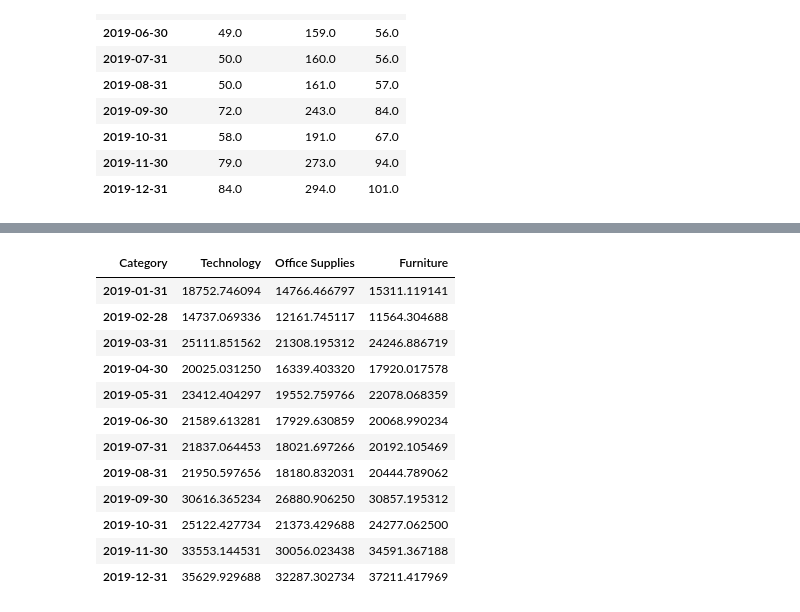
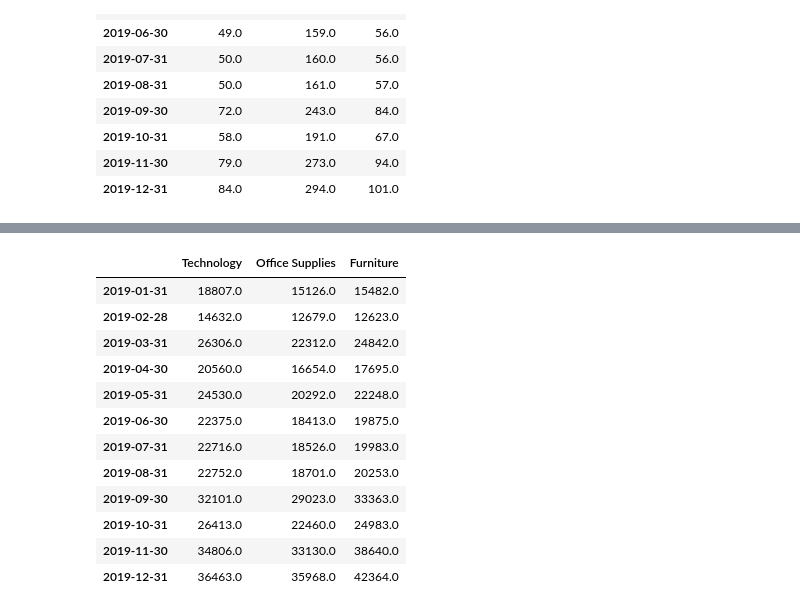
Before and after one commit to pmunozdl/TFG, a Jupyter notebook: nuevaVersión.ipynb, the cells around one changed output, grey strips where cells are left out. Cells and saved outputs as stored; diff of their text form; code cells hidden in the pictures.

```diff
--- a/nuevaVersión.ipynb
+++ b/nuevaVersión.ipynb
@@ -826,19 +659,28 @@ El error cuadrático medio del algoritmo de red neuronal con el valor real es de
 # %%
 #volvemos a predecir, usando RL
-scalerVentasCat2 = StandardScaler()
-VenCatTrain = df_resultadoVent2[["Technology","Office Supplies","Furniture"]][12:48] #ventas 2016 a 2018
-VenCatTest = prediccionVentas2019Cat #ventas categoría 2019
-IngCatTrain = df_resultadoIng2[12:48]
+PorcentajeTecnología2 = df_resultadoVent2["Technology"] / df_resultadoVent2["Total"]
+PorcentajeOfficeSupplies2 = df_resultadoVent2["Office Supplies"] / df_resultadoVent2["Total"]
+PorcentajeFurniture2 = df_resultadoVent2["Furniture"] / df_resultadoVent2["Total"]
+#calcular a partir del porcentaje y luego ponderar
+array_concatenado2 = np.column_stack((PorcentajeTecnología2,PorcentajeOfficeSupplies2,PorcentajeFurniture2))
+pdArray_concatenado2 = pd.DataFrame(array_concatenado2,index=df_resultadoVent2.index.values,columns=["Technology","Office Supplies","Furniture"])
+#preparamos los datos. Necesitamos Ventas porcentaje entrenamiento y unidades vendidas todo
+pdArray_concatenado2Train = pdArray_concatenado2[12:48] #porcentajes ventas 2016-2018
+UniCatTrain = df_resultadoUni2[["Technology","Office Supplies","Furniture"]][12:48] #unidades vendidas por categoría 2016 a 2018
+UniCatTest = prediccionUnidades2019Cat #unidades vendidas por categoría 2019 (predicción anterior)
+scalerVentCat = StandardScaler() #escalador ventas por categoría porcentaje
+scalerUniCat2 = StandardScaler() #escalador unidades vendidas por categoría, esta vez como valor entero y no porcentaje
+scalerVentCat2 = StandardScaler() #escalador ventas por categoría, esta vez como valor entero y no como porcentaje
 #escalamos los datos
-VenCatTrainEsc = scalerVentasCat2.fit_transform(VenCatTrain)
-VenCatTestEsc =  scalerVentasCat2.transform(VenCatTest)
-IngCatTrainEsc = scalerIngCat.transform(IngCatTrain)
+UniCatTrainEsc = scalerUniCat2.fit_transform(UniCatTrain)
+UniCatTestEsc =  scalerUniCat2.transform(UniCatTest)
+pdArray_concatenado2TrainEsc = scalerVentCat.fit_transform(pdArray_concatenado2Train)
 #predecimos los ingresos por categoría de 2019
-modelRNIngCat2019 = Sequential()
-modelRNIngCat2019.add(Dense(64, input_dim=3, activation='relu'))  # Capa oculta con 64 neuronas y función de activación ReLU
-modelRNIngCat2019.add(Dense(3))  # Capa de salida con una neurona (predicción de ingresos)
-modelRNIngCat2019.compile(optimizer='adam', loss='mse', metrics=['accuracy'])
-modelRNIngCat2019.fit(VenCatTrainEsc, IngCatTrainEsc, epochs=100, batch_size=32)
-predIngCat2019RNEsc = modelRNIngCat2019.predict(VenCatTestEsc)
+modelRNVentCat2019 = Sequential()
+modelRNVentCat2019.add(Dense(64, input_shape=(3,), activation='relu'))  # Capa oculta con 64 neuronas, tres entradas y función de activación ReLU
+modelRNVentCat2019.add(Dense(3))  # Capa de salida con una neurona (predicción de ingresos)
+modelRNVentCat2019.compile(optimizer='adam', loss='mse', metrics=['accuracy'])
+modelRNVentCat2019.fit(UniCatTrainEsc, pdArray_concatenado2TrainEsc, epochs=100, batch_size=32)
+predVentCat2019RNEsc = modelRNVentCat2019.predict(UniCatTestEsc)
 # %% [output]
 Epoch 1/100
@@ -862,21 +703,24 @@ WARNING:tensorflow:5 out of the last 5 calls to <function TensorFlowTrainer.make
 # %%
-predIngCat2019RN = scalerIngCat.inverse_transform(predIngCat2019RNEsc)
-predIngCat2019 = pd.DataFrame(predIngCat2019RN,columns = df_resultadoIng2.columns, index = prediccionVentas2019Cat.index.values)
-predIngCat2019
+predVentCat2019RN = scalerVentCat.inverse_transform(predVentCat2019RNEsc)
+predVentCat2019RN = pd.DataFrame(predVentCat2019RN,columns=X_predRLCat.columns, index = X_predRLCat.index.values)
+#una vez tenemos los porcentajes predichos, los multiplicamos por los ingresos de 2019 para desglosar los ingresos por categoría
+predVentCat2019 = np.round(y_predSE2019.values * predVentCat2019RN.values)
+predVentCat2019 = pd.DataFrame(predVentCat2019,columns = prediccionUnidades2019Cat.columns, index = prediccionUnidades2019Cat.index.values)
+predVentCat2019
 # %% [output]
-| Category | Technology | Office Supplies | Furniture |
-| 2019-01-31 | 18752.746094 | 14766.466797 | 15311.119141 |
-| 2019-02-28 | 14737.069336 | 12161.745117 | 11564.304688 |
-| 2019-03-31 | 25111.851562 | 21308.195312 | 24246.886719 |
-| 2019-04-30 | 20025.031250 | 16339.403320 | 17920.017578 |
-| 2019-05-31 | 23412.404297 | 19552.759766 | 22078.068359 |
-| 2019-06-30 | 21589.613281 | 17929.630859 | 20068.990234 |
-| 2019-07-31 | 21837.064453 | 18021.697266 | 20192.105469 |
-| 2019-08-31 | 21950.597656 | 18180.832031 | 20444.789062 |
-| 2019-09-30 | 30616.365234 | 26880.906250 | 30857.195312 |
-| 2019-10-31 | 25122.427734 | 21373.429688 | 24277.062500 |
-| 2019-11-30 | 33553.144531 | 30056.023438 | 34591.367188 |
-| 2019-12-31 | 35629.929688 | 32287.302734 | 37211.417969 |
+|  | Technology | Office Supplies | Furniture |
+| 2019-01-31 | 18807.0 | 15126.0 | 15482.0 |
+| 2019-02-28 | 14632.0 | 12679.0 | 12623.0 |
+| 2019-03-31 | 26306.0 | 22312.0 | 24842.0 |
+| 2019-04-30 | 20560.0 | 16654.0 | 17695.0 |
+| 2019-05-31 | 24530.0 | 20292.0 | 22248.0 |
+| 2019-06-30 | 22375.0 | 18413.0 | 19875.0 |
+| 2019-07-31 | 22716.0 | 18526.0 | 19983.0 |
+| 2019-08-31 | 22752.0 | 18701.0 | 20253.0 |
+| 2019-09-30 | 32101.0 | 29023.0 | 33363.0 |
+| 2019-10-31 | 26413.0 | 22460.0 | 24983.0 |
+| 2019-11-30 | 34806.0 | 33130.0 | 38640.0 |
+| 2019-12-31 | 36463.0 | 35968.0 | 42364.0 |
 # %%
 #obtener ingresos totales 5 años, ventas totales 5 años, ventas categoría 5 años, e ingresos por categoría 5 años
 #ingresos por categoría 5 años
```
Also changed, not shown: parts of 58 cells of this notebook, 1 other file.
